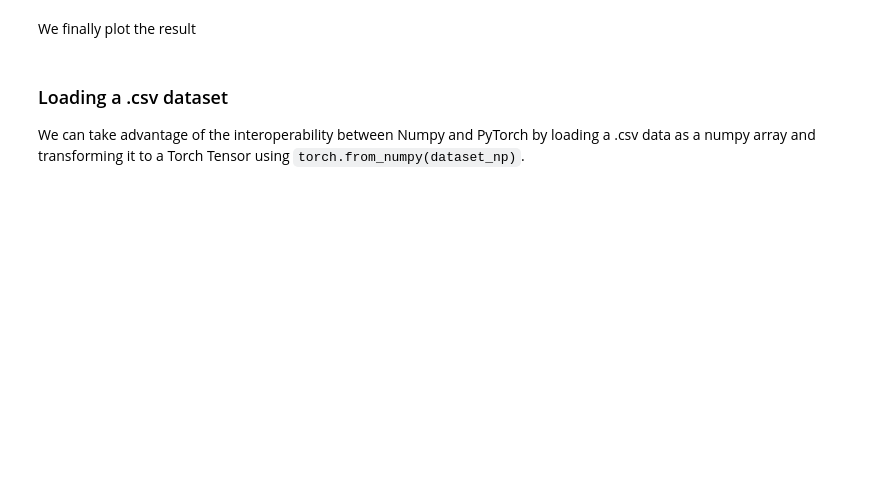
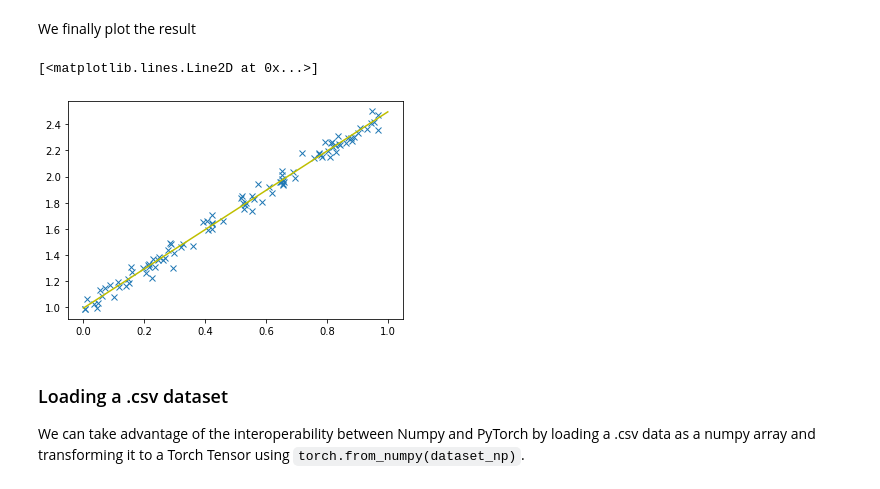
Before and after one commit to deewong7/MLAI, a Jupyter notebook: Labs/Lab 5 - Automatic Differentiation.ipynb, the cells around one changed output. Cells and saved outputs as stored; diff of their text form; code cells hidden in the pictures; blank space fills up the shorter version.

```diff
--- a/Labs/Lab 5 - Automatic Differentiation.ipynb
+++ b/Labs/Lab 5 - Automatic Differentiation.ipynb
@@ -143,15 +248,16 @@ Verify that the gradients provided by PyTorch coincide with the analitical gradi
 
 We now provide a very simple example of linear regression with one input dimension, $y=wx+b$, and illustrate how we use PyTorch to optimise the parameters of the model
 # %%
+# Artificially generating data set with noises
+true_w = 1.5
+true_bias = 1.0
 Ndata = 100
 x = torch.rand(Ndata)
-true_w = 1.5
-true_bias = 1.0
-# We generate the dataset from the actual model but adding some noise
 y = true_w*x + true_bias + 0.05*torch.randn(Ndata)
+
 # We make sure to set the requires_grad flag to True for both paratemers
-w = torch.tensor(0.0,dtype=torch.float32,requires_grad=True)
-bias = torch.tensor(0.0,dtype=torch.float32,requires_grad=True)
+w = torch.tensor(0., requires_grad=True)
+bias = torch.tensor(0., requires_grad=True)
 # %% [markdown]
 We now define two useful functions, the prediction function and the objective function
 # %%
@@ -174,23 +281,28 @@ Max_Niter = 500
 step_size = 0.1
 for Niter in range(Max_Niter):
     # Evaluate the prediction and the loss
-    y_approx = model_prediction(x,w,bias)
-    my_loss = loss_function(y,y_approx)
+    y_approx = model_prediction(x, w, bias)
+    my_loss = loss_function(y, y_approx)
 
     # The function .backward() has to be called in order to load the grads in w.grad
     # Notice that here it is not necessary to bypass a vector since loss_function is a scalar function
+    # REVIEW: it is the gradient of this loss function wrt w and bias that we were talking about
     my_loss.backward()
 
     with torch.no_grad():        # this line avoids the gradient update while allowing to change the value of w
-        w -= step_size*w.grad    # it is necessary to avoid the grad update while modifying the variable
-        bias -= step_size*bias.grad
+        # it is necessary to avoid the grad update while modifying the variable
+        w -= step_size * w.grad
+        bias -= step_size * bias.grad
 
     # Make the zero gradient to avoid acummulation
+    # NOTE: tensor.backward() function will add the corresponding gradient directly onto the tensor.grad object, so it is necessary to call tensor.zero_()
     w.grad.zero_()
     bias.grad.zero_()
 
     # We print the loss, and the parameters values every 50 iterations
-    if Niter%50==0:
-        print(f'Iteration = {Niter+1}, Loss = {my_loss:.8f}, w = {w:.3f}, bias = {bias:.3f}')
+    if Niter % 50 == 0:
+        print(
+            f'Iteration = {Niter+1}, Loss = {my_loss:.8f}, w = {w:.3f}, bias = {bias:.3f}')
 
-print(f'Iteration = {Niter+1}, Loss = {my_loss:.8f}, w = {w:.3f}, bias = {bias:.3f}')
+print(
+    f'Iteration = {Niter+1}, Loss = {my_loss:.8f}, w = {w:.3f}, bias = {bias:.3f}')
@@ -199,11 +323,14 @@ We finally plot the result
 # %%
 import matplotlib.pyplot as plt
 %matplotlib inline
 plt.plot(x,y,'x')
 xtest = torch.linspace(0,1,10)
 with torch.no_grad():
     y_pred = model_prediction(xtest,w,bias)
-plt.plot(xtest,y_pred)
+plt.plot(xtest,y_pred, "y")
+# %% [output]
+[<matplotlib.lines.Line2D at 0x...>]
+[figure, added]
 # %% [markdown]
 ### Loading a .csv dataset
 
```
Also changed, not shown: parts of 27 cells of this notebook, 5 other files.
